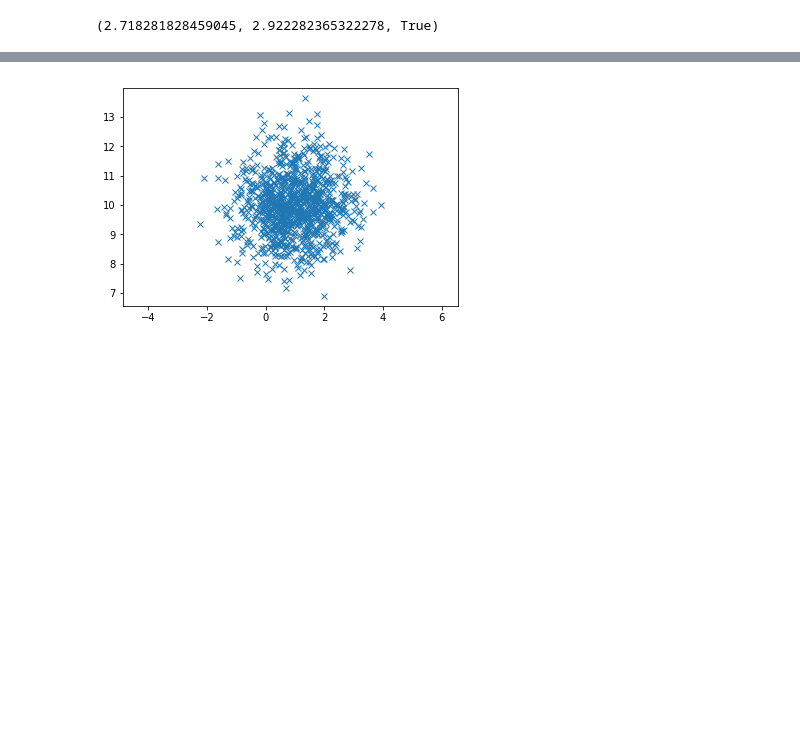
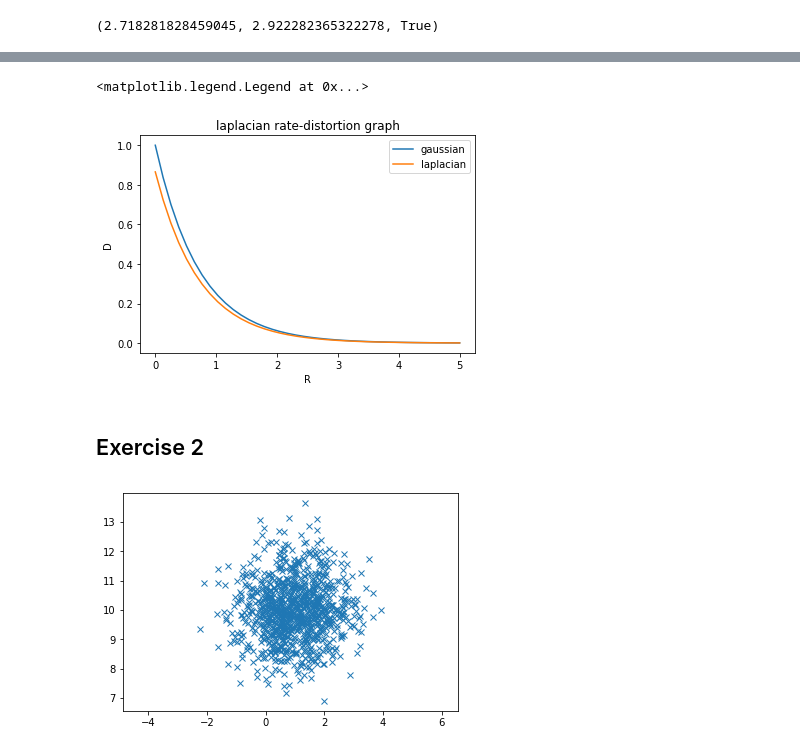
Before and after one commit to partizanos/advanced_image_processing, a Jupyter notebook: AIP_TP3_ex_2.ipynb, the cells around one changed output, grey strips where cells are left out. Drawn from its saved outputs; the diff is of its cells as text; code cells hidden in the pictures; blank space fills up the shorter version.

```diff
--- a/AIP_TP3_ex_2.ipynb
+++ b/AIP_TP3_ex_2.ipynb
@@ -224,3 +227,37 @@ $$ I(X, X') = H(X) + H(X|X')$$
+# %%
+import matplotlib.pyplot as plt
+def gaussian_shannon_R(D, sigma):
+  return 1/2*np.log2(sigma**2/D)
+
+def gaussian_shannon_D(R, var):
+  return (var) * (2 ** (-2*R))
+
+
+def laplacian_shannon_D(R, var):
+  return (np.e/np.pi) * var * (2 **(-2*R))
+
+R = np.linspace(0.00001, 5.0, num=40).tolist()
+R
+var = 1
+D_gaussian = [gaussian_shannon_D(r, var) for r in R ]
+plt.plot( R, D_gaussian )
+plt.title("gaussian rate-distortion graph")
+plt.xlabel("R")
+plt.ylabel("D")
+
+
+D_laplacian = [laplacian_shannon_D(r, var) for r in R ]
+plt.plot( R, D_laplacian )
+plt.title("laplacian rate-distortion graph")
+plt.xlabel("R")
+plt.ylabel("D")
+
+plt.legend(["gaussian", "laplacian"])
+# %% [output]
+<matplotlib.legend.Legend at 0x...>
+[figure, added]
+# %% [markdown]
+## Exercise 2
 # %%
 import numpy as np
 import matplotlib.pyplot as plt
```
Also changed, not shown: parts of 2 cells of this notebook.
